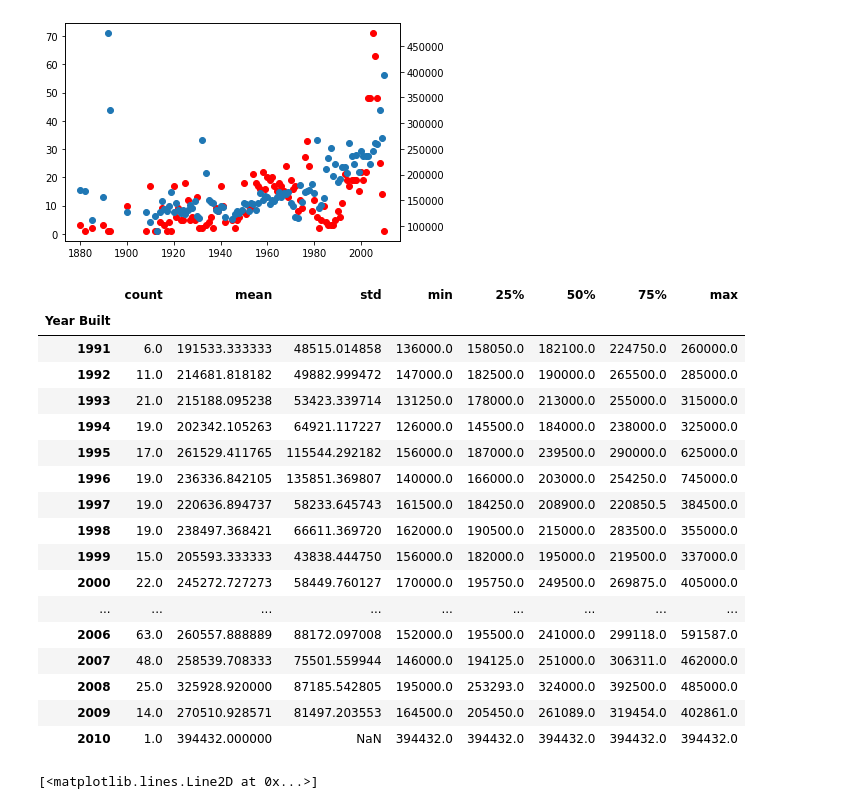
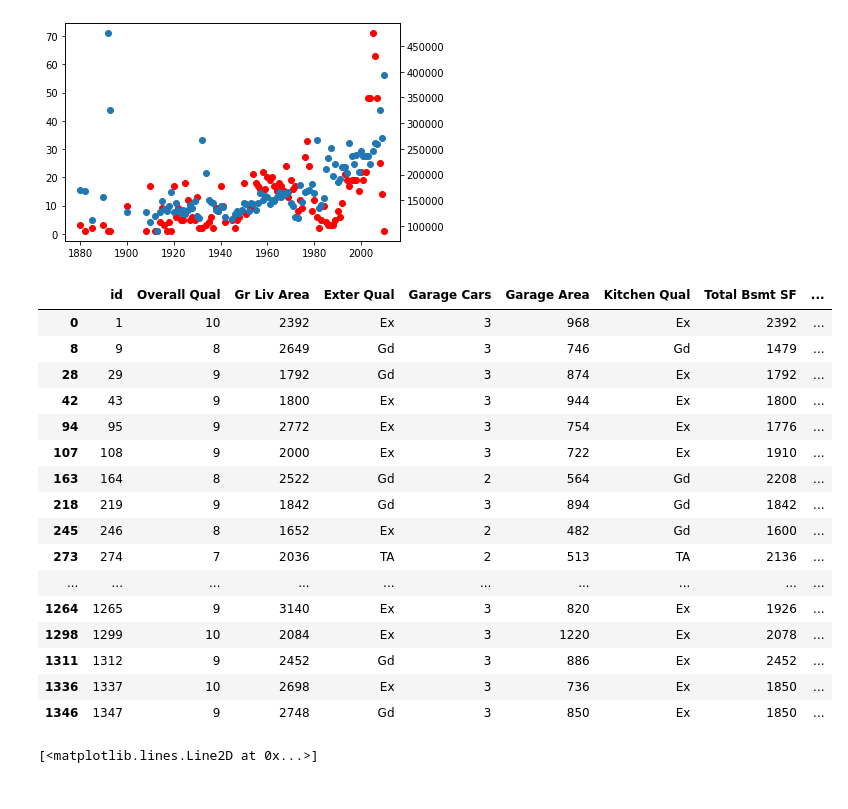
Before and after one commit to ggpp200/corap, a Jupyter notebook: house.ipynb, the cells around one changed output. Drawn from its saved outputs; the diff is of its cells as text; code cells hidden in the pictures.

```diff
--- a/house.ipynb
+++ b/house.ipynb
@@ -271,27 +271,26 @@ plt.scatter(train.groupby("Year Built")['target'].describe().index, train.groupb
 # %% [output]
 <matplotlib.collections.PathCollection at 0x...>
 [figure]
-# %%
-train.groupby("Year Built")['target'].describe().tail(20)
-# %% [output]
-|  | count | mean | std | min | 25% | 50% | 75% | max |
-| Year Built |  |  |  |  |  |  |  |  |
-| 1991 | 6.0 | 191533.333333 | 48515.014858 | 136000.0 | 158050.0 | 182100.0 | 224750.0 | 260000.0 |
-| 1992 | 11.0 | 214681.818182 | 49882.999472 | 147000.0 | 182500.0 | 190000.0 | 265500.0 | 285000.0 |
-| 1993 | 21.0 | 215188.095238 | 53423.339714 | 131250.0 | 178000.0 | 213000.0 | 255000.0 | 315000.0 |
-| 1994 | 19.0 | 202342.105263 | 64921.117227 | 126000.0 | 145500.0 | 184000.0 | 238000.0 | 325000.0 |
-| 1995 | 17.0 | 261529.411765 | 115544.292182 | 156000.0 | 187000.0 | 239500.0 | 290000.0 | 625000.0 |
-| 1996 | 19.0 | 236336.842105 | 135851.369807 | 140000.0 | 166000.0 | 203000.0 | 254250.0 | 745000.0 |
-| 1997 | 19.0 | 220636.894737 | 58233.645743 | 161500.0 | 184250.0 | 208900.0 | 220850.5 | 384500.0 |
-| 1998 | 19.0 | 238497.368421 | 66611.369720 | 162000.0 | 190500.0 | 215000.0 | 283500.0 | 355000.0 |
-| 1999 | 15.0 | 205593.333333 | 43838.444750 | 156000.0 | 182000.0 | 195000.0 | 219500.0 | 337000.0 |
-| 2000 | 22.0 | 245272.727273 | 58449.760127 | 170000.0 | 195750.0 | 249500.0 | 269875.0 | 405000.0 |
-| ... | ... | ... | ... | ... | ... | ... | ... | ... |
-| 2006 | 63.0 | 260557.888889 | 88172.097008 | 152000.0 | 195500.0 | 241000.0 | 299118.0 | 591587.0 |
-| 2007 | 48.0 | 258539.708333 | 75501.559944 | 146000.0 | 194125.0 | 251000.0 | 306311.0 | 462000.0 |
-| 2008 | 25.0 | 325928.920000 | 87185.542805 | 195000.0 | 253293.0 | 324000.0 | 392500.0 | 485000.0 |
-| 2009 | 14.0 | 270510.928571 | 81497.203553 | 164500.0 | 205450.0 | 261089.0 | 319454.0 | 402861.0 |
-| 2010 | 1.0 | 394432.000000 | NaN | 394432.0 | 394432.0 | 394432.0 | 394432.0 | 394432.0 |
+# %%
+train[ train['target'] > 350000]
+# %% [output]
+|  | id | Overall Qual | Gr Liv Area | Exter Qual | Garage Cars | Garage Area | Kitchen Qual | Total Bsmt SF | ... |
+| 0 | 1 | 10 | 2392 | Ex | 3 | 968 | Ex | 2392 | ... |
+| 8 | 9 | 8 | 2649 | Gd | 3 | 746 | Gd | 1479 | ... |
+| 28 | 29 | 9 | 1792 | Gd | 3 | 874 | Ex | 1792 | ... |
+| 42 | 43 | 9 | 1800 | Ex | 3 | 944 | Ex | 1800 | ... |
+| 94 | 95 | 9 | 2772 | Ex | 3 | 754 | Ex | 1776 | ... |
+| 107 | 108 | 9 | 2000 | Ex | 3 | 722 | Ex | 1910 | ... |
+| 163 | 164 | 8 | 2522 | Gd | 2 | 564 | Gd | 2208 | ... |
+| 218 | 219 | 9 | 1842 | Gd | 3 | 894 | Gd | 1842 | ... |
+| 245 | 246 | 8 | 1652 | Ex | 2 | 482 | Gd | 1600 | ... |
+| 273 | 274 | 7 | 2036 | TA | 2 | 513 | TA | 2136 | ... |
+| ... | ... | ... | ... | ... | ... | ... | ... | ... | ... |
+| 1264 | 1265 | 9 | 3140 | Ex | 3 | 820 | Ex | 1926 | ... |
+| 1298 | 1299 | 10 | 2084 | Ex | 3 | 1220 | Ex | 2078 | ... |
+| 1311 | 1312 | 9 | 2452 | Gd | 3 | 886 | Ex | 2452 | ... |
+| 1336 | 1337 | 10 | 2698 | Ex | 3 | 736 | Ex | 1850 | ... |
+| 1346 | 1347 | 9 | 2748 | Gd | 3 | 850 | Ex | 1850 | ... |
 # %%
 plt.plot(train.groupby("Year Remod/Add")['target'].describe()["count"], color='red')
 plt.twinx()
```
Also changed, not shown: parts of 8 cells of this notebook.
